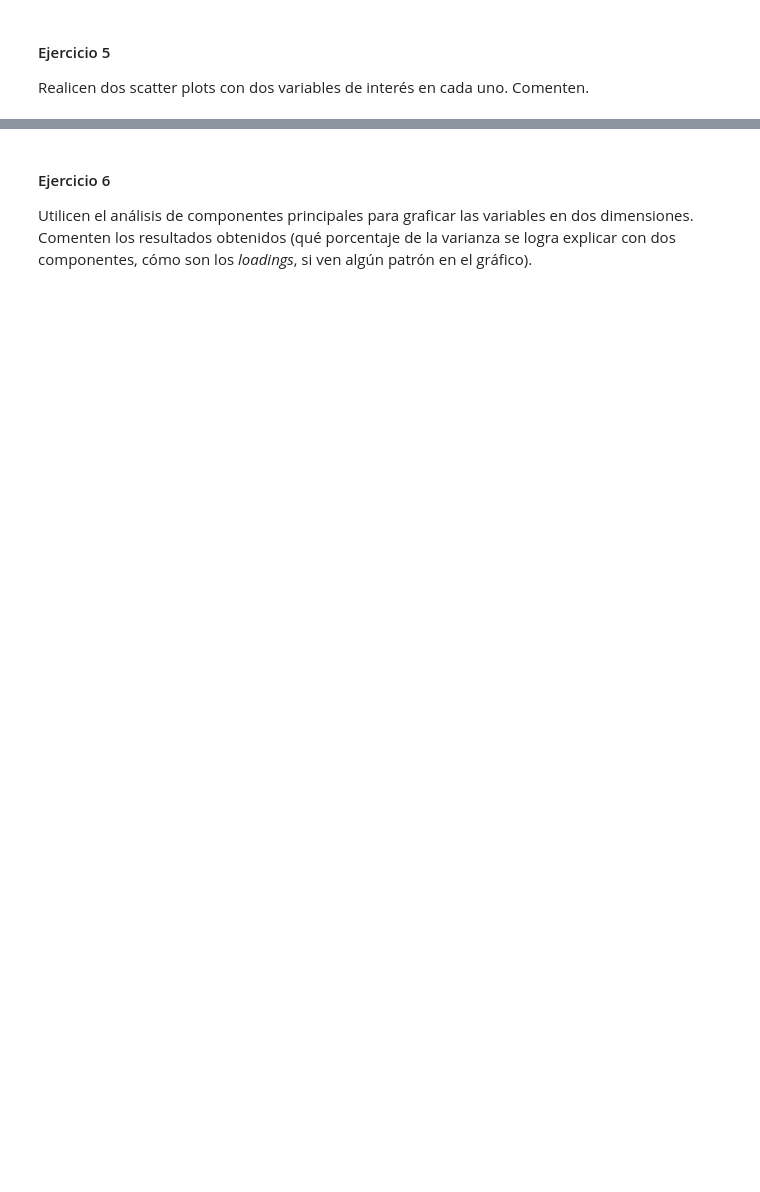
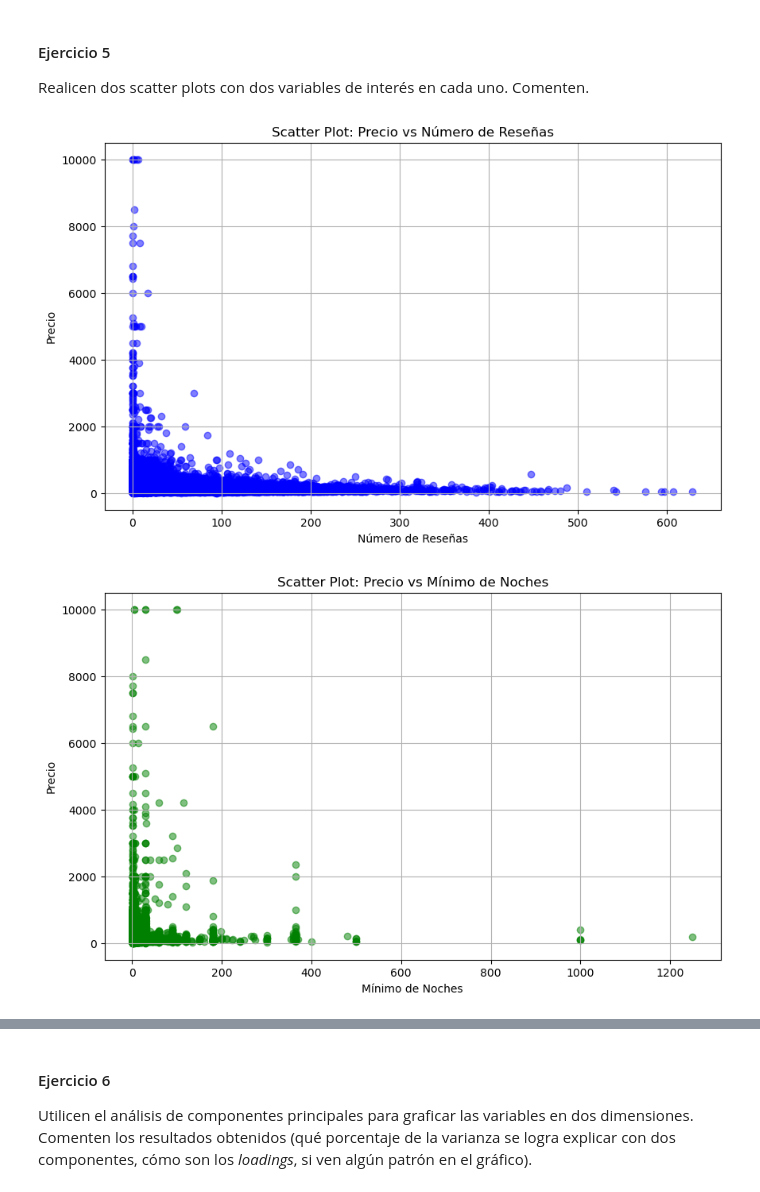
Before and after one commit to miligarofalo/CC408-T2-1, a Jupyter notebook: TP2/TP2.ipynb, the cells around one changed output, grey strips where cells are left out. Drawn from its saved outputs; the diff is of its cells as text; code cells hidden in the pictures; blank space fills up the shorter version.

```diff
--- a/TP2/TP2.ipynb
+++ b/TP2/TP2.ipynb
@@ -155,0 +260,23 @@ Realicen dos scatter plots con dos variables de interés en cada uno. Comenten.
+# %%
+# Resolver acá
+
+# Scatter Plot 1: Precio vs Número de Reseñas
+plt.figure(figsize=(10, 6))
+plt.scatter(df_airbnb['number_of_reviews'], df_airbnb['price'], alpha=0.5, color='blue')
+plt.title('Scatter Plot: Precio vs Número de Reseñas')
+plt.xlabel('Número de Reseñas')
+plt.ylabel('Precio')
+plt.grid(True)
+plt.show()
+
+# Scatter Plot 2: Precio vs Mínimo de Noches
+plt.figure(figsize=(10, 6))
+plt.scatter(df_airbnb['minimum_nights'], df_airbnb['price'], alpha=0.5, color='green')
+plt.title('Scatter Plot: Precio vs Mínimo de Noches')
+plt.xlabel('Mínimo de Noches')
+plt.ylabel('Precio')
+plt.grid(True)
+plt.show()
+# %% [output]
+[figure, added]
+[figure, added]
```
Also changed, not shown: parts of 8 cells of this notebook.
